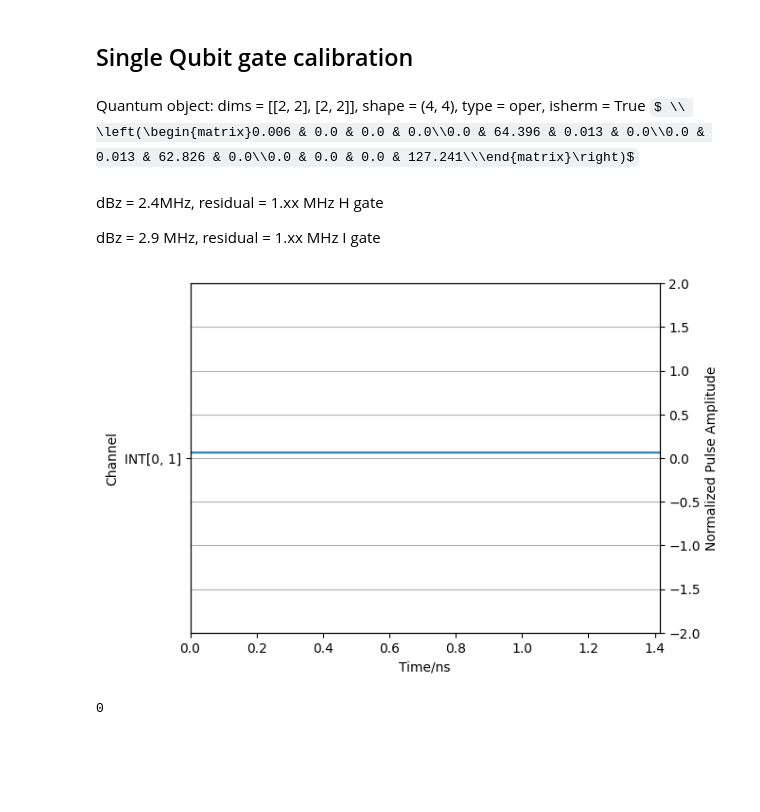
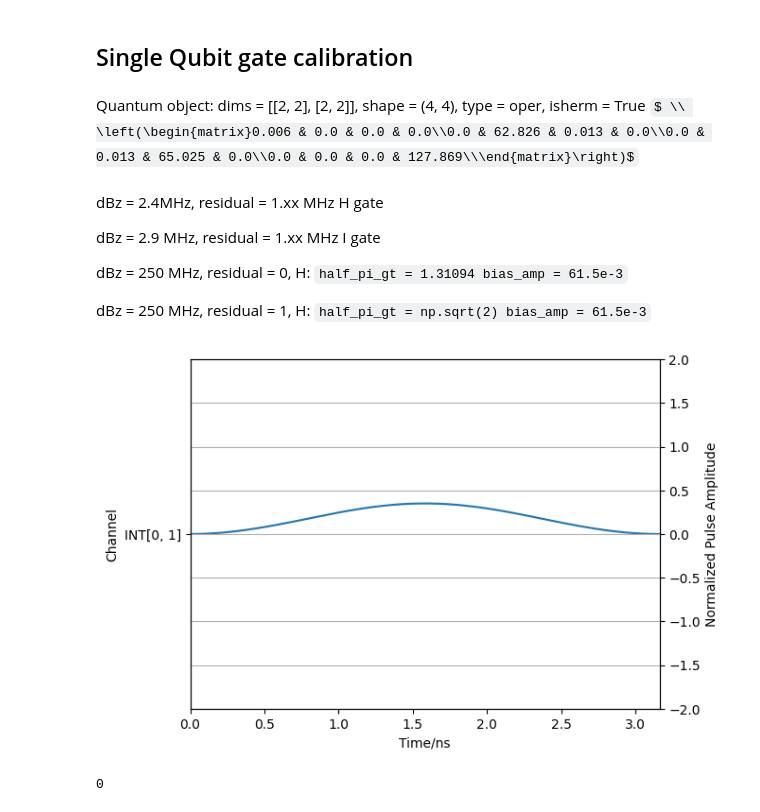
Before and after one commit to RunawayFancy/QuSim, a Jupyter notebook: Tutorial/arb_qubit_tutorial/ST0_qubit/CZ_ST0_pure.ipynb, the cells around one changed output. Drawn from its saved outputs; the diff is of its cells as text; code cells hidden in the pictures; some formulas as TeX source; blank space fills up the shorter version.

```diff
--- a/Tutorial/arb_qubit_tutorial/ST0_qubit/CZ_ST0_pure.ipynb
+++ b/Tutorial/arb_qubit_tutorial/ST0_qubit/CZ_ST0_pure.ipynb
@@ -2080,8 +2294,8 @@ pl.plot_population_evolution(_system_arb1, result_list, simulation_option, inter
 ## Single Qubit gate calibration
 # %%
 freq_list = [ # GHz
-    [0, 10],
-    [0, 10.25]
+    [0, 10.35],
+    [0, 10]
 ]
 
 inter_list = [
@@ -2166,42 +2380,48 @@ state_T0 = (state_ud+state_du)/np.sqrt(2)
 
 _system_arb1.H
 # %% [output]
-Quantum object: dims = [[2, 2], [2, 2]], shape = (4, 4), type = oper, isherm = True $ \\ \left(\begin{matrix}0.006 & 0.0 & 0.0 & 0.0\\0.0 & 64.396 & 0.013 & 0.0\\0.0 & 0.013 & 62.826 & 0.0\\0.0 & 0.0 & 0.0 & 127.241\\\end{matrix}\right)$
+Quantum object: dims = [[2, 2], [2, 2]], shape = (4, 4), type = oper, isherm = True $ \\ \left(\begin{matrix}0.006 & 0.0 & 0.0 & 0.0\\0.0 & 62.826 & 0.013 & 0.0\\0.0 & 0.013 & 65.025 & 0.0\\0.0 & 0.0 & 0.0 & 127.869\\\end{matrix}\right)$
 # %% [markdown]
 dBz = 2.4MHz, residual =  1.xx MHz H gate
 
 dBz = 2.9 MHz, residual = 1.xx MHz I gate
+
+dBz = 250 MHz, residual = 0, H: `half_pi_gt = 1.31094
+bias_amp = 61.5e-3`
+
+dBz = 250 MHz, residual = 1, H: `half_pi_gt = np.sqrt(2)
+bias_amp = 61.5e-3`
 # %%
-half_pi_gt = np.sqrt(2)
-bias_amp = 61.5e-3
+half_pi_gt = np.sqrt(10)
+bias_amp = 350e-3
 
 
 simulation_option = {
     "simulation_time": half_pi_gt, # ns
-    "simulation_step": 5000,
-    "initial_state": [state_S, state_T0] # Do multiple simulation
+    "simulation_step": 100000,
+    "initial_state": [state_ud, state_du] # Do multiple simulation
 }
 
 pulse_sequence = [
     { # resitual coupling
         'pulse_index': 0,
         'type': "INT",
-        "pulse_shape": "square",
+        "pulse_shape": "cosine",
         't_delay': 0, # unit in ns
-        't_width': 0, # unit in ns
-        't_plateau':simulation_option['simulation_time'], # unit in ns
+        't_width': simulation_option['simulation_time'], # unit in ns
+        't_plateau':0, # unit in ns
         'freq': 0, # unit in GHz; Z pulse does not use it
         'phase': 0, # unit in rad; Z pulse does not use it
         'amplitude': bias_amp, # XY: Rabi freq; Z: biased frequency
         'q_index': [0,1]
     }
 ]
 
 %matplotlib inline
 ## Notice that the all pulses'  amplitude are rescaled by a factor 1/1.2
 pl.plot_pulse_sequence(pulse_sequence, simulation_option)
 # %% [output]
-[figure, old version]
+[figure, new version]
 0
 # %%
 result_list, _ = _system_arb1.system_dynamics_mesolve(simulation_option, pulse_sequence)
```
Also changed, not shown: parts of 42 cells of this notebook, 21 other files.
